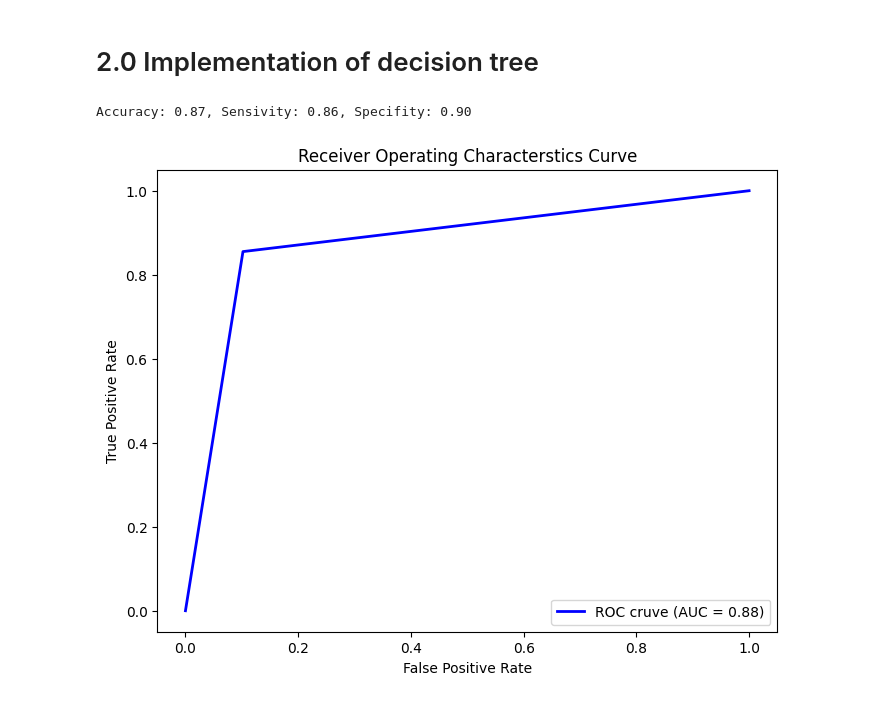
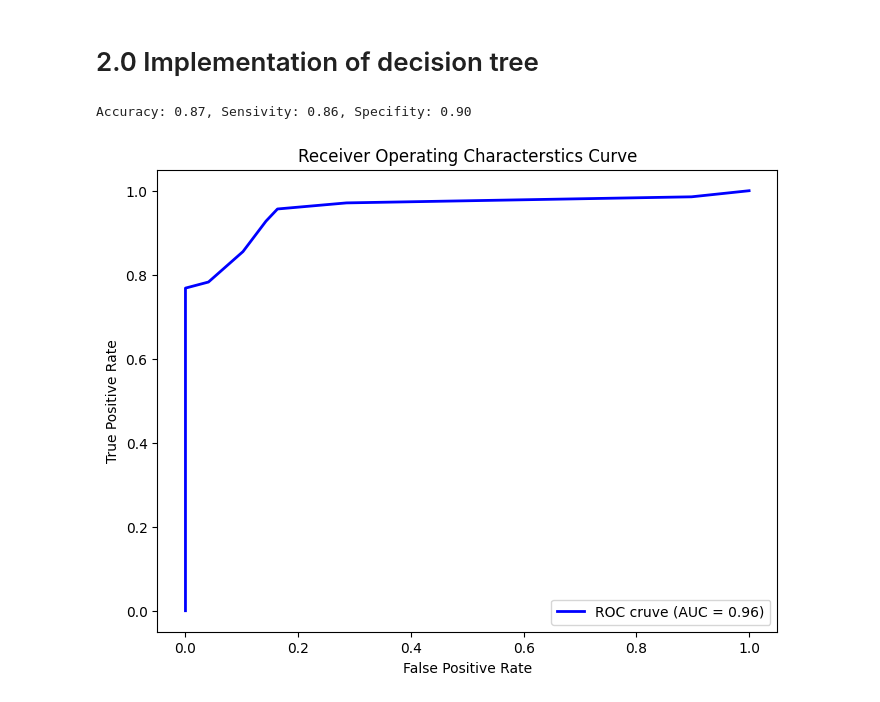
Before and after one commit to Rudobrody/Studies_AI_1_Term, a Jupyter notebook: PUM/DecisionTree/Lab_Decision_Tree.ipynb, the cells around one changed output. Saved outputs shown, nothing was run; the diff lists cells and outputs as text; code cells hidden in the pictures.

Commit message:
Add roc curve

```diff
--- a/PUM/DecisionTree/Lab_Decision_Tree.ipynb
+++ b/PUM/DecisionTree/Lab_Decision_Tree.ipynb
@@ -625,14 +674,14 @@ class DecisionTree():
 # %%
 tree_clf = DecisionTree(max_depth=3)
 tree_clf.fit(dataset.X_train, dataset.y_train)
 
 
 y_pred = tree_clf.predict(dataset.X_test)
-y_proba = tree_clf.predict(dataset.X_test)[:, 1]
+y_proba = tree_clf.predict_proba(dataset.X_test)[:, 1]
 
 analyzer = ResultsAnalyzes(dataset.y_test, y_pred)
 analyzer.show_results()
 analyzer.plot_ROC_curve(y_proba)
 # %% [output]
 Accuracy: 0.87, Sensivity: 0.86, Specifity: 0.90
-[figure, old version]
+[figure, new version]
```
Also changed, not shown: parts of 1 cell of this notebook.
